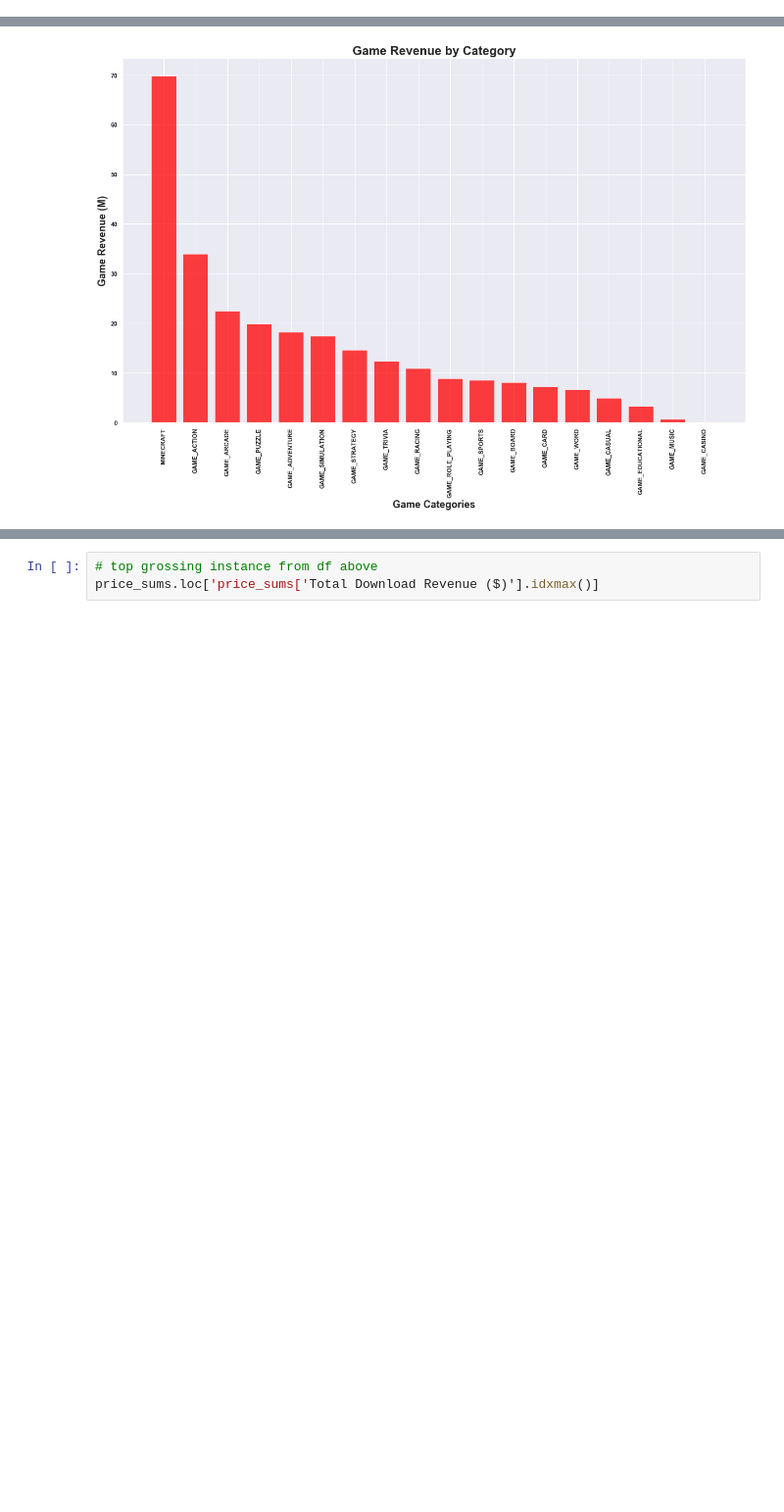
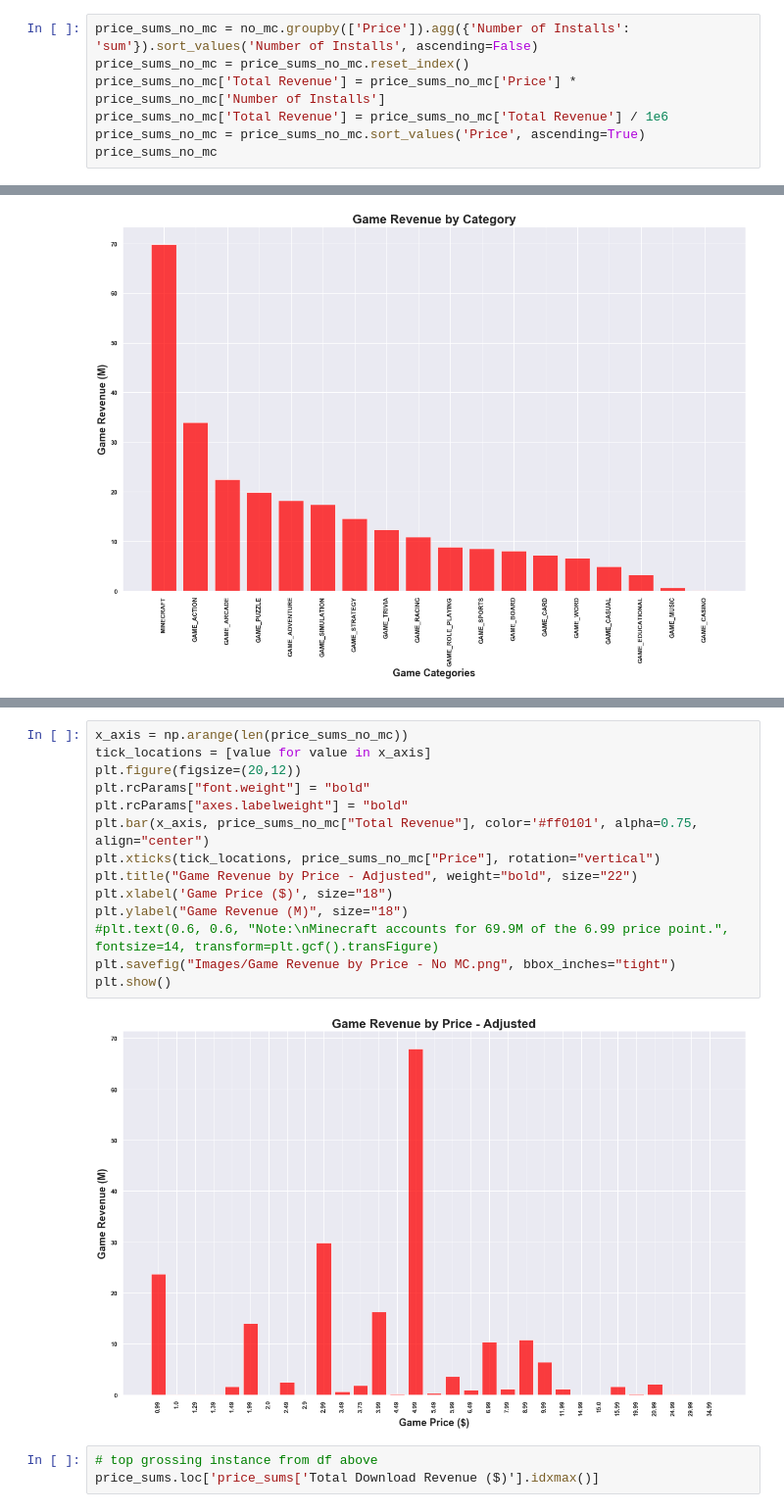
Before and after one commit to EmmanuelFabre/Play_Store_Analysis, a Jupyter notebook: Master Data Frame.ipynb, the cells around one changed output, grey strips where cells are left out. Shown: that part at 98% size. Saved outputs shown, nothing was run; the diff lists cells and outputs as text; blank space fills up the shorter version.

```diff
--- a/Master Data Frame.ipynb
+++ b/Master Data Frame.ipynb
@@ -246,3 +246,10 @@ price_sums
 | 24 | 24.99 | 4000 | 0.099960 |
 | 26 | 29.99 | 500 | 0.014995 |
 | 27 | 34.99 | 500 | 0.017495 |
+# %%
+price_sums_no_mc = no_mc.groupby(['Price']).agg({'Number of Installs': 'sum'}).sort_values('Number of Installs', ascending=False)
+price_sums_no_mc = price_sums_no_mc.reset_index()
+price_sums_no_mc['Total Revenue'] = price_sums_no_mc['Price'] * price_sums_no_mc['Number of Installs']
+price_sums_no_mc['Total Revenue'] = price_sums_no_mc['Total Revenue'] / 1e6
+price_sums_no_mc = price_sums_no_mc.sort_values('Price', ascending=True)
+price_sums_no_mc
@@ -476,3 +501,19 @@ plt.show()
+# %%
+x_axis = np.arange(len(price_sums_no_mc))
+tick_locations = [value for value in x_axis]
+plt.figure(figsize=(20,12))
+plt.rcParams["font.weight"] = "bold"
+plt.rcParams["axes.labelweight"] = "bold"
+plt.bar(x_axis, price_sums_no_mc["Total Revenue"], color='#ff0101', alpha=0.75, align="center")
+plt.xticks(tick_locations, price_sums_no_mc["Price"], rotation="vertical")
+plt.title("Game Revenue by Price - Adjusted", weight="bold", size="22")
+plt.xlabel('Game Price ($)', size="18")
+plt.ylabel("Game Revenue (M)", size="18")
+#plt.text(0.6, 0.6, "Note:\nMinecraft accounts for 69.9M of the 6.99 price point.", fontsize=14, transform=plt.gcf().transFigure)
+plt.savefig("Images/Game Revenue by Price - No MC.png", bbox_inches="tight")
+plt.show()
+# %% [output]
+[figure, added]
 # %%
 # top grossing instance from df above
 price_sums.loc['price_sums['Total Download Revenue ($)'].idxmax()]
```
Also changed, not shown: parts of 2 cells of this notebook.
